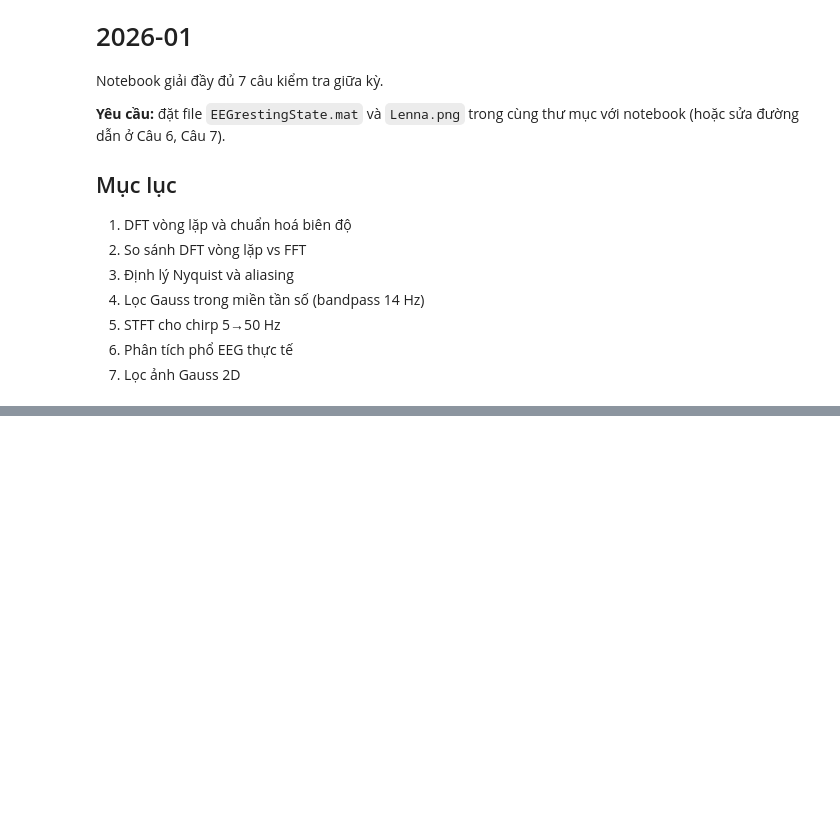
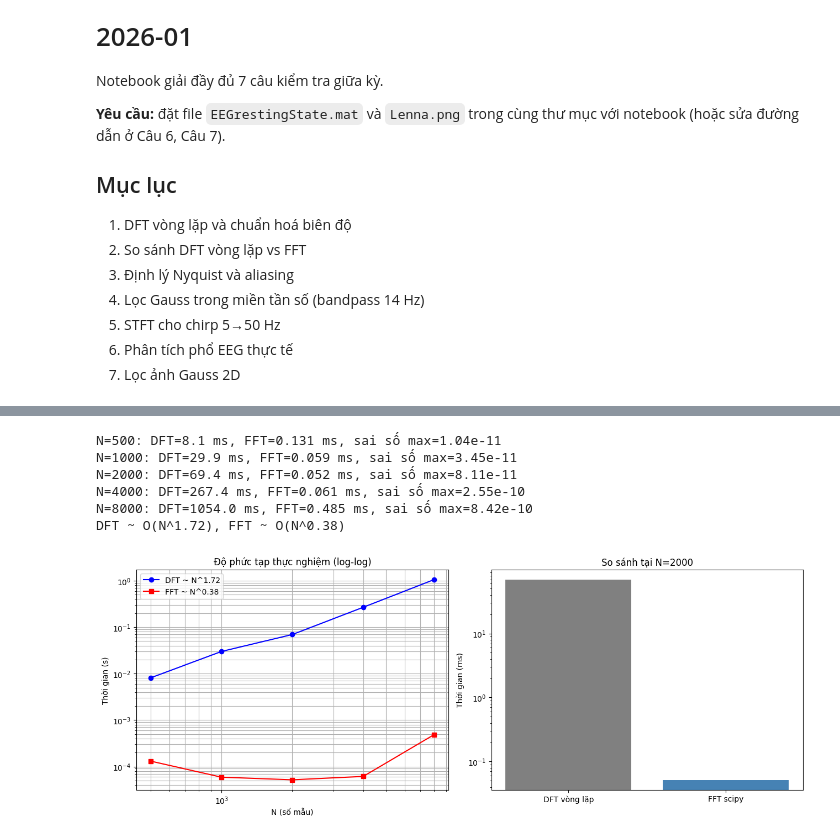
Before and after one commit to Jonathn1001/dsp, a Jupyter notebook: DSP_BienDoiFourier_GiaiBai.ipynb, the cells around one changed output, grey strips where cells are left out. Drawn from its saved outputs; the diff is of its cells as text; code cells hidden in the pictures; blank space fills up the shorter version.

```diff
--- a/DSP_BienDoiFourier_GiaiBai.ipynb
+++ b/DSP_BienDoiFourier_GiaiBai.ipynb
@@ -417,0 +73,51 @@ Tra loi cau hoi phu: HAI ung dung khac cua loc Gauss 2D (ngoai blur va sharpen):
+# %%
+# CÂU 2: So sánh DFT vòng lặp và FFT
+import numpy as np, scipy.fftpack as sfft, timeit, matplotlib.pyplot as plt
+
+def dft_loop(x):
+    """DFT bằng vòng lặp — độ phức tạp O(N²)."""
+    N = len(x); fourTime = np.arange(N)/N
+    X = np.zeros(N, dtype=complex)
+    for k in range(N):
+        X[k] = np.sum(x * np.exp(-1j*2*np.pi*k*fourTime))
+    return X
+
+# Đo thời gian cho nhiều N khác nhau
+Ns = [500, 1000, 2000, 4000, 8000]
+times_dft, times_fft = [], []
+np.random.seed(2026)
+for N in Ns:
+    s = np.random.randn(N)
+    tic = timeit.default_timer(); X_dft = dft_loop(s)
+    times_dft.append(timeit.default_timer()-tic)
+    tic = timeit.default_timer(); X_fft = sfft.fft(s)
+    times_fft.append(timeit.default_timer()-tic)
+    # Kiểm tra sai số tối đa giữa hai phép tính (yêu cầu < 1e-9)
+    err = np.max(np.abs(X_dft - X_fft))
+    print(f'N={N}: DFT={times_dft[-1]*1000:.1f} ms, FFT={times_fft[-1]*1000:.3f} ms, sai số max={err:.2e}')
+
+# Khớp tuyến tính trong không gian log để ước lượng độ phức tạp
+alpha_dft = np.polyfit(np.log(Ns), np.log(times_dft), 1)[0]
+alpha_fft = np.polyfit(np.log(Ns), np.log(times_fft), 1)[0]
+print(f'DFT ~ O(N^{alpha_dft:.2f}), FFT ~ O(N^{alpha_fft:.2f})')
+
+# Vẽ đồ thị log-log và bar chart so sánh tại N=2000
+fig, ax = plt.subplots(1, 2, figsize=(13, 5))
+ax[0].loglog(Ns, times_dft, 'b-o', label=f'DFT ~ N^{alpha_dft:.2f}')
+ax[0].loglog(Ns, times_fft, 'r-s', label=f'FFT ~ N^{alpha_fft:.2f}')
+ax[0].set_xlabel('N (số mẫu)'); ax[0].set_ylabel('Thời gian (s)')
+ax[0].set_title('Độ phức tạp thực nghiệm (log-log)')
+ax[0].legend(); ax[0].grid(True, which='both')
+ax[1].bar(['DFT vòng lặp', 'FFT scipy'], [times_dft[2]*1000, times_fft[2]*1000],
+          color=['gray', 'steelblue'])
+ax[1].set_yscale('log'); ax[1].set_ylabel('Thời gian (ms)')
+ax[1].set_title(f'So sánh tại N={Ns[2]}')
+plt.tight_layout(); plt.savefig('cau2_tocdo.png', dpi=150); plt.show()
+# %% [output]
+N=500: DFT=8.1 ms, FFT=0.131 ms, sai số max=1.04e-11
+N=1000: DFT=29.9 ms, FFT=0.059 ms, sai số max=3.45e-11
+N=2000: DFT=69.4 ms, FFT=0.052 ms, sai số max=8.11e-11
+N=4000: DFT=267.4 ms, FFT=0.061 ms, sai số max=2.55e-10
+N=8000: DFT=1054.0 ms, FFT=0.485 ms, sai số max=8.42e-10
+DFT ~ O(N^1.72), FFT ~ O(N^0.38)
+[figure, added]
```
Also changed, not shown: parts of 41 cells of this notebook, 10 other files.
